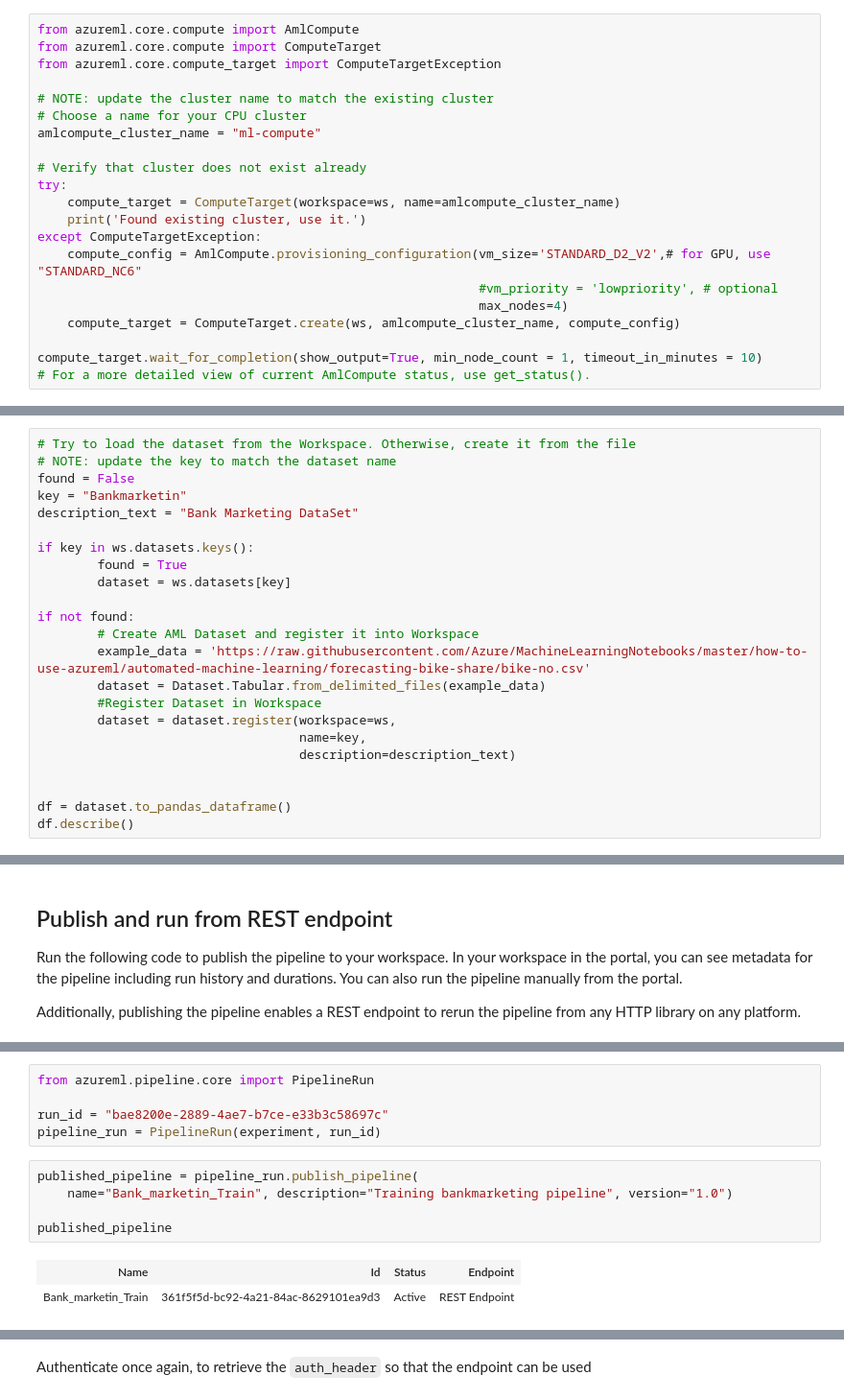
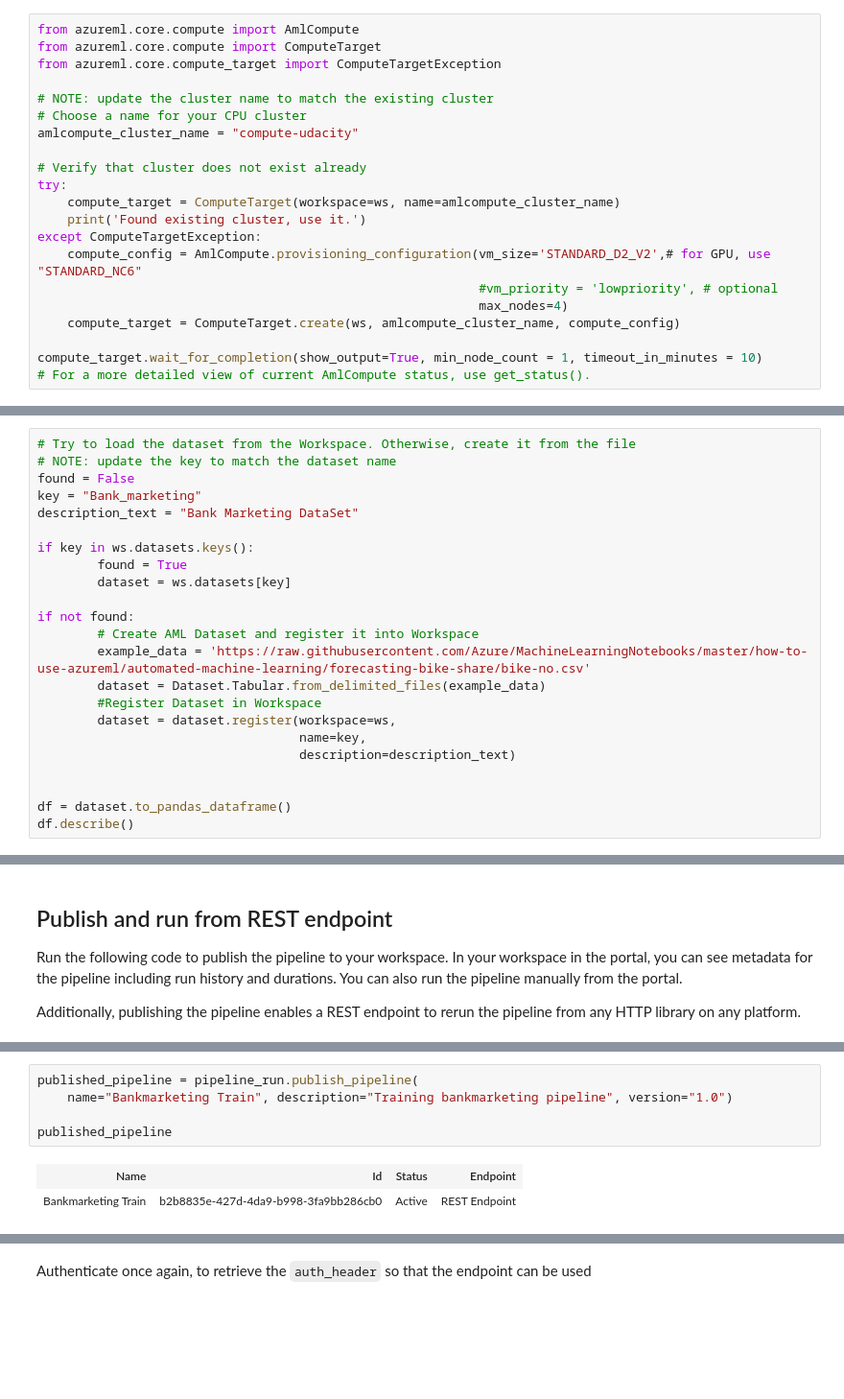
Before and after one commit to RollyAngell/ML-Azure-Udacity, a Jupyter notebook: Project 2 - Operationalizing Machine Learning/starter_files/aml-pipelines-with-automated-machine-learning-step.ipynb, the cells around one changed output, grey strips where cells are left out. Shown: that part at 96% size. Cells and saved outputs as stored; diff of their text form; blank space fills up the shorter version.

```diff
--- a/Project 2 - Operationalizing Machine Learning/starter_files/aml-pipelines-with-automated-machine-learning-step.ipynb
+++ b/Project 2 - Operationalizing Machine Learning/starter_files/aml-pipelines-with-automated-machine-learning-step.ipynb
@@ -87,7 +87,7 @@ from azureml.core.compute_target import ComputeTargetException
 
 # NOTE: update the cluster name to match the existing cluster
 # Choose a name for your CPU cluster
-amlcompute_cluster_name = "ml-compute"
+amlcompute_cluster_name = "compute-udacity"
 
 # Verify that cluster does not exist already
 try:
@@ -116,7 +116,7 @@ If it *isn't* found because it was deleted, it can be recreated with the link th
 # Try to load the dataset from the Workspace. Otherwise, create it from the file
 # NOTE: update the key to match the dataset name
 found = False
-key = "Bankmarketin"
+key = "Bank_marketing"
 description_text = "Bank Marketing DataSet"
 
 if key in ws.datasets.keys():
@@ -412,13 +406,8 @@ experiment
-# %%
-from azureml.pipeline.core import PipelineRun
-
-run_id = "bae8200e-2889-4ae7-b7ce-e33b3c58697c"
-pipeline_run = PipelineRun(experiment, run_id)
 # %%
 published_pipeline = pipeline_run.publish_pipeline(
-    name="Bank_marketin_Train", description="Training bankmarketing pipeline", version="1.0")
+    name="Bankmarketing Train", description="Training bankmarketing pipeline", version="1.0")
 
 published_pipeline
 # %% [output]
 | Name | Id | Status | Endpoint |
-| Bank_marketin_Train | 361f5f5d-bc92-4a21-84ac-8629101ea9d3 | Active | REST Endpoint |
+| Bankmarketing Train | b2b8835e-427d-4da9-b998-3fa9bb286cb0 | Active | REST Endpoint |
```
Also changed, not shown: parts of 17 cells of this notebook, 1 other file.
